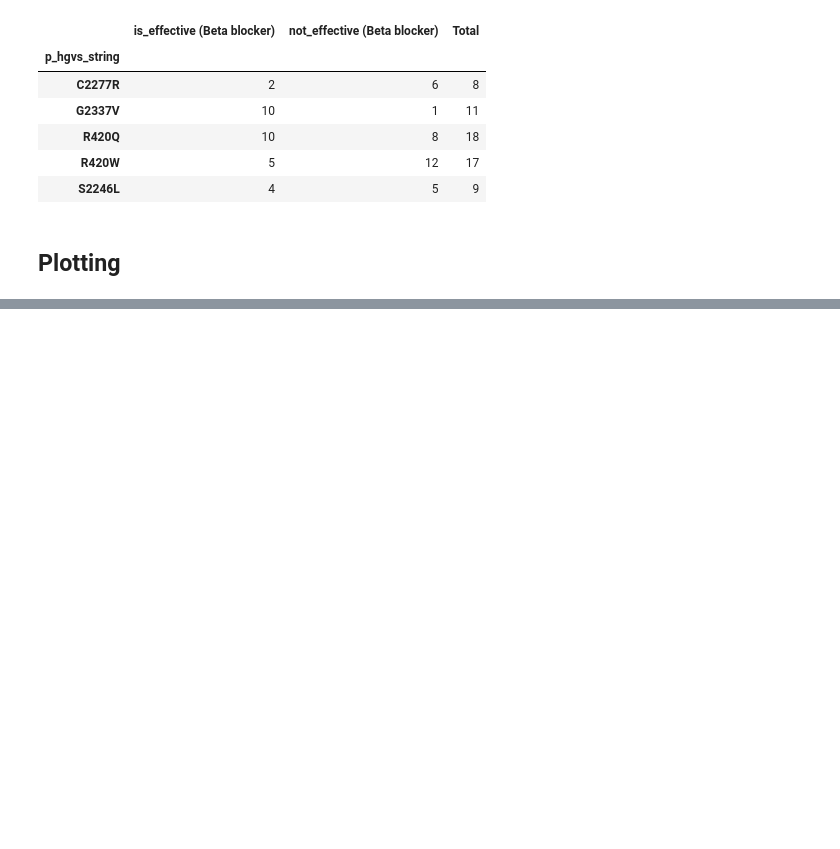
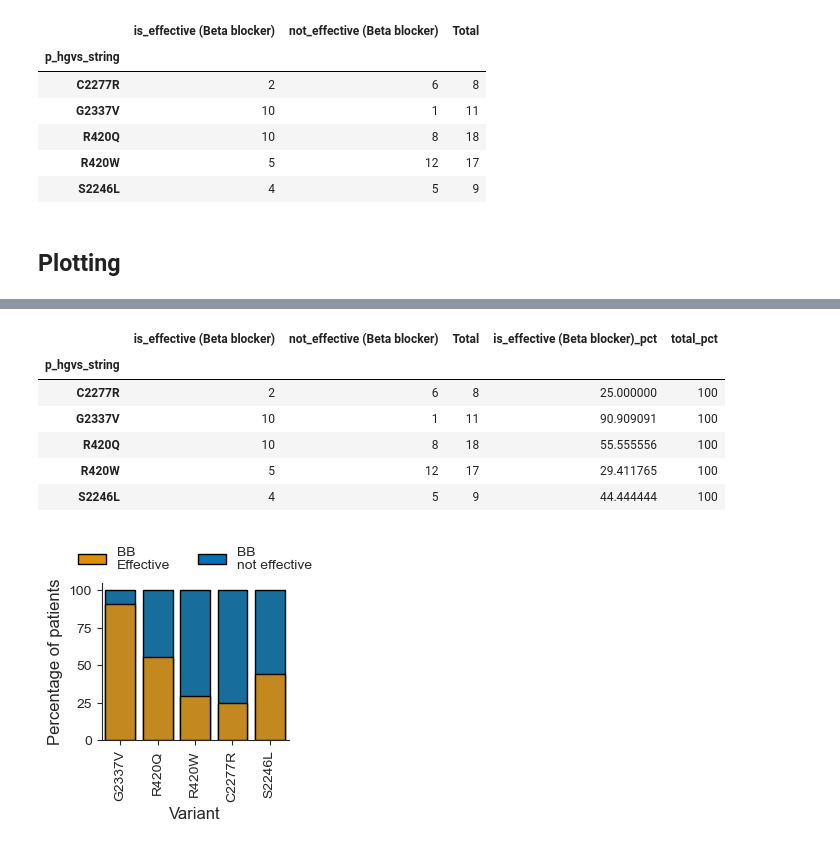
Before and after one commit to alexdaiii/cpvt_database_analysis, a Jupyter notebook: reviewer2/r2.question1.ipynb, the cells around one changed output, grey strips where cells are left out. Cells and saved outputs as stored; diff of their text form; code cells hidden in the pictures; blank space fills up the shorter version.

```diff
--- a/reviewer2/r2.question1.ipynb
+++ b/reviewer2/r2.question1.ipynb
@@ -439,0 +327,29 @@ plot_bb_percentages(
+# %%
+from functools import partial
+from analysis.database import FigureParams, set_figure_size
+import matplotlib.patches as mpatches
+import matplotlib.pyplot as plt
+import seaborn as sns
+
+sns.set_style("ticks")
+
+plot_bb_percentages = partial(plot_fisher_pct, figures_dir=figures_dir)
+
+plot_order = [
+    # "G357S",
+    "G2337V",
+    "R420Q",
+    "R420W",
+    "C2277R",
+    "S2246L",
+]
+
+plot_bb_percentages(
+    df_fish=fisher_bb,
+    panel=get_config().treatment_pcts.panels["flecainide_pct"],
+    group_a="is_effective (Beta blocker)",
+    legend_a="BB Effective",
+    legend_b="BB not effective",
+    plt_name="bb_effective",
+    plt_order=plot_order
+)
@@ -439,0 +365,22 @@ plot_bb_percentages(
+# %%
+plot_bb_percentages(
+    df_fish=fisher_bb,
+    panel=get_config().treatment_pcts.panels["icd_pct_3x2"],
+    group_a="is_effective (Beta blocker)",
+    legend_a="BB\nEffective",
+    legend_b="BB\nnot effective",
+    plt_name="3x2.bb_effective",
+    plt_order=plot_order,
+    rotate_x=True,
+    legend_bb_anchor=(0.5, 1.15),
+    frameon=False
+)
+# %% [output]
+|  | is_effective (Beta blocker) | not_effective (Beta blocker) | Total | is_effective (Beta blocker)_pct | total_pct |
+| p_hgvs_string |  |  |  |  |  |
+| C2277R | 2 | 6 | 8 | 25.000000 | 100 |
+| G2337V | 10 | 1 | 11 | 90.909091 | 100 |
+| R420Q | 10 | 8 | 18 | 55.555556 | 100 |
+| R420W | 5 | 12 | 17 | 29.411765 | 100 |
+| S2246L | 4 | 5 | 9 | 44.444444 | 100 |
+[figure, added]
```
Also changed, not shown: parts of 4 cells of this notebook, 4 other files.
